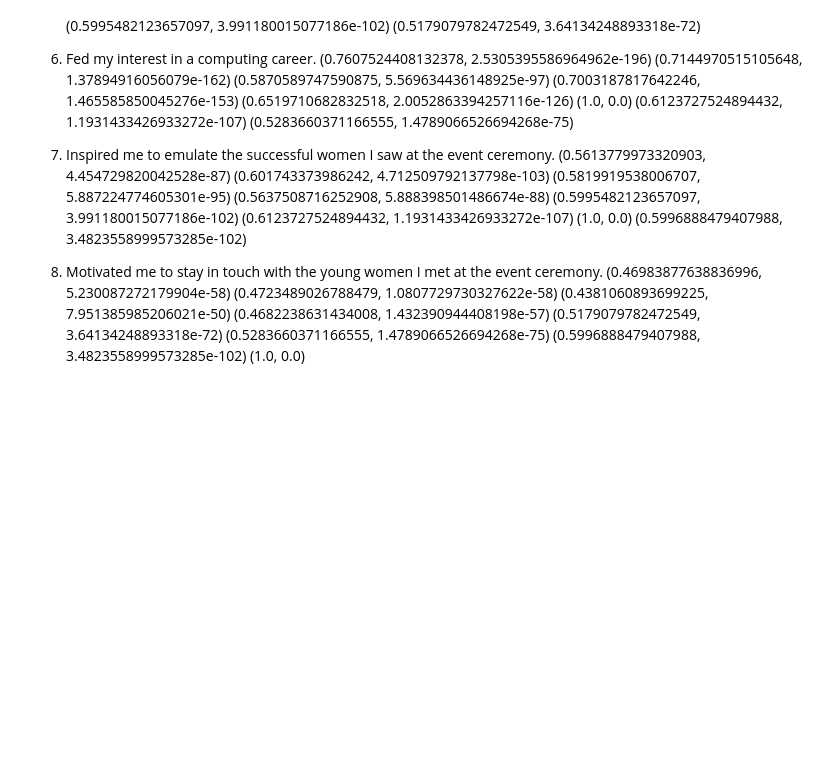
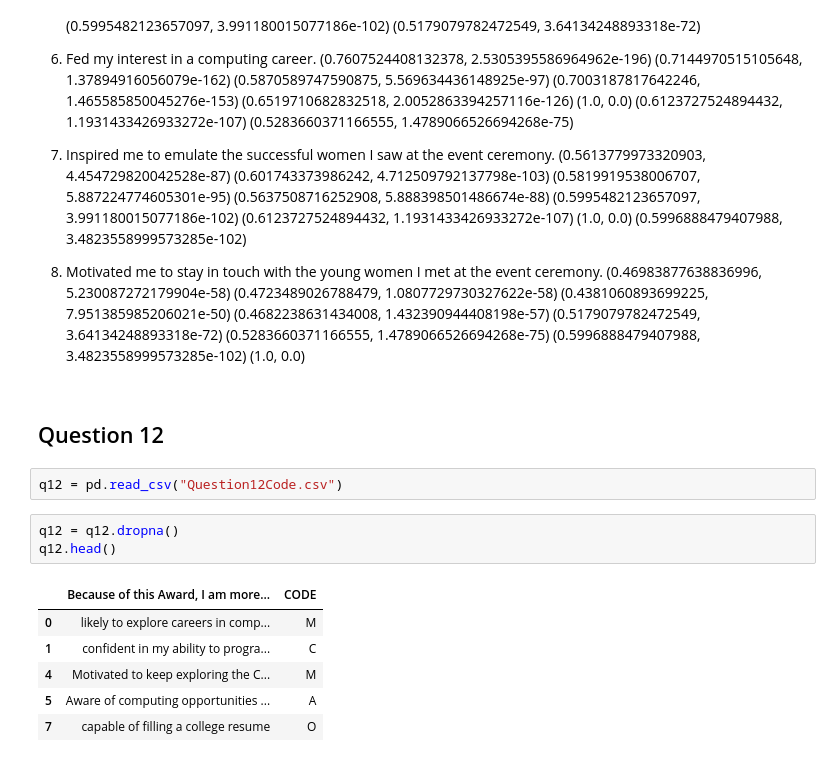
Before and after one commit to hannahweber/INFO3401-Final-Project, a Jupyter notebook: Basic Statistical Tests.ipynb, the cells around one changed output. Saved outputs shown, nothing was run; the diff lists cells and outputs as text; blank space fills up the shorter version.

```diff
--- a/Basic Statistical Tests.ipynb
+++ b/Basic Statistical Tests.ipynb
@@ -316,3 +304,17 @@ Correlation for each part of Q11:
 (0.5283660371166555, 1.4789066526694268e-75)
 (0.5996888479407988, 3.4823558999573285e-102)
 (1.0, 0.0)
+# %% [markdown]
+## Question 12
+# %%
+q12 = pd.read_csv("Question12Code.csv")
+# %%
+q12 = q12.dropna()
+q12.head()
+# %% [output]
+|  | Because of this Award, I am more... | CODE |
+| 0 | likely to explore careers in comp... | M |
+| 1 | confident in my ability to progra... | C |
+| 4 | Motivated to keep exploring the C... | M |
+| 5 | Aware of computing opportunities ... | A |
+| 7 | capable of filling a college resume | O |
```
Also changed, not shown: parts of 8 cells of this notebook, 7 other files.
